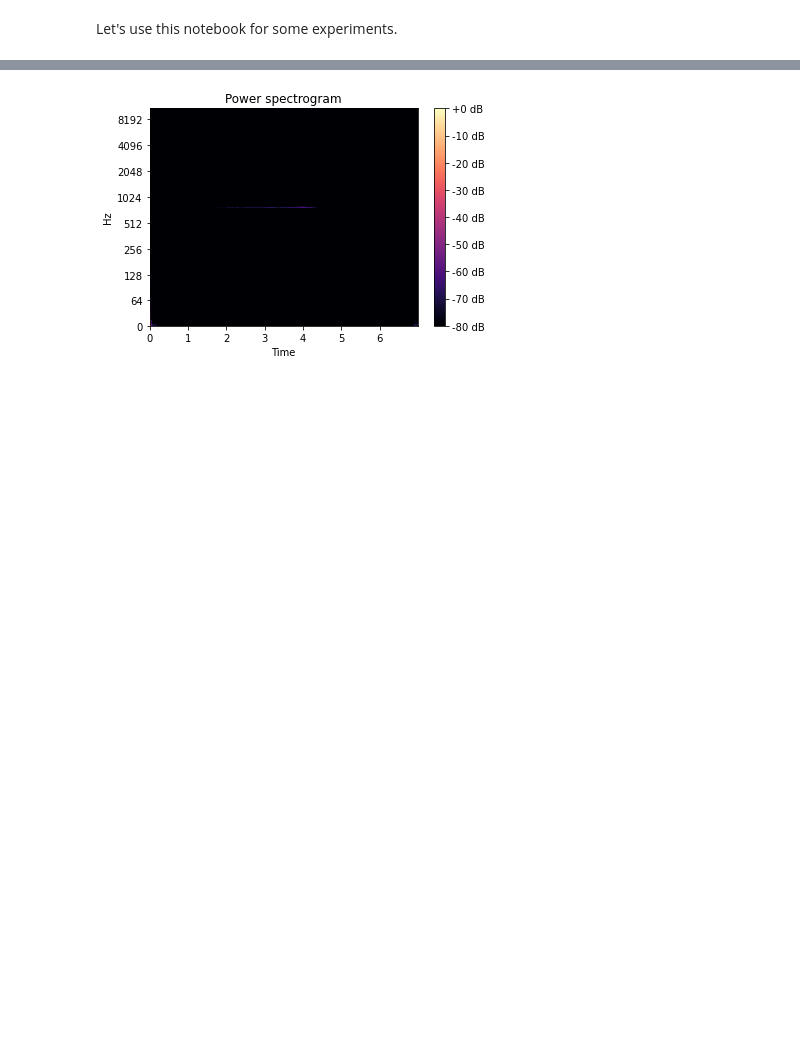
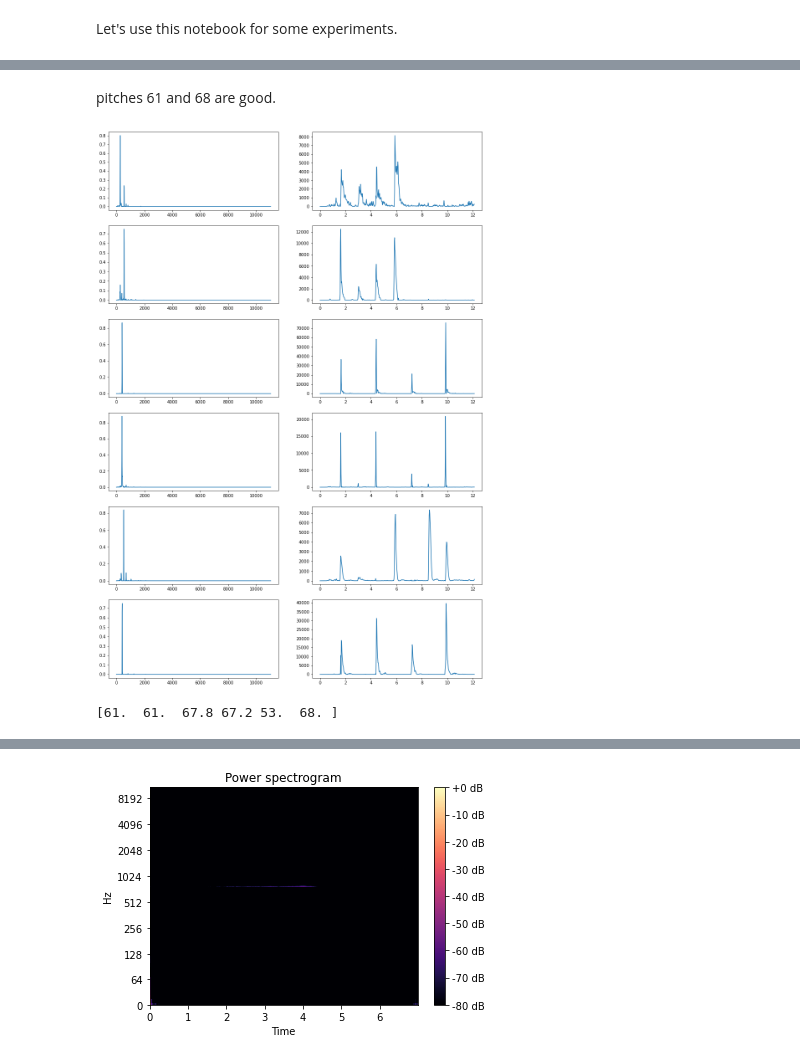
Before and after one commit to mariasoroka/StatisticalMachineLearning, a Jupyter notebook: test_notebook.ipynb, the cells around one changed output, grey strips where cells are left out. Cells and saved outputs as stored; diff of their text form; code cells hidden in the pictures; blank space fills up the shorter version.

```diff
--- a/test_notebook.ipynb
+++ b/test_notebook.ipynb
@@ -16,0 +23,11 @@ C_matrices = matrix_to_factorize.wiener_reconstruction(W, H, WH)
+# %% [markdown]
+pitches 61 and 68 are good.
+# %%
+K = 6
+matrix_to_factorize = NMF(ViolinSpectrogram.compute_matrix())
+W, H, WH = matrix_to_factorize.factorize_EUC(K, 5000)
+# C_matrices = matrix_to_factorize.wiener_reconstruction(W, H, WH)
+plot_freq_times(W, H, ViolinSpectrogram)
+# %% [output]
+[figure, added]
+[61.  61.  67.8 67.2 53.  68. ]
```
Also changed, not shown: parts of 9 cells of this notebook, 1 other file.
